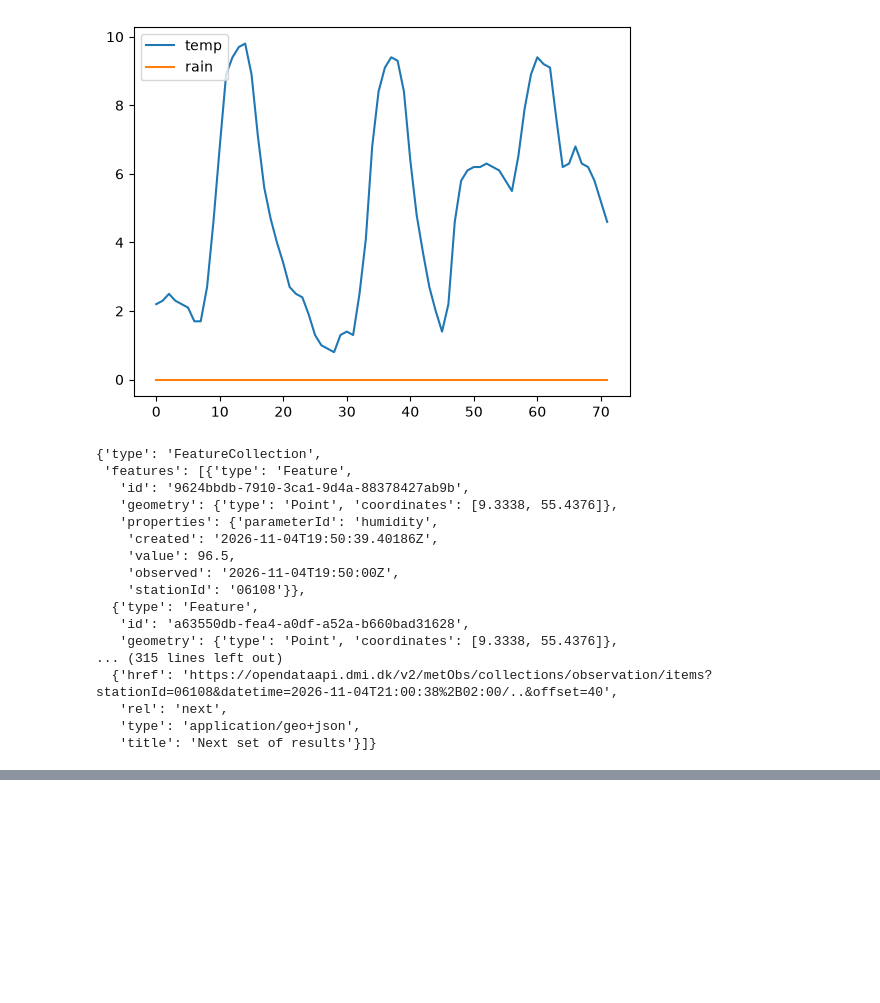
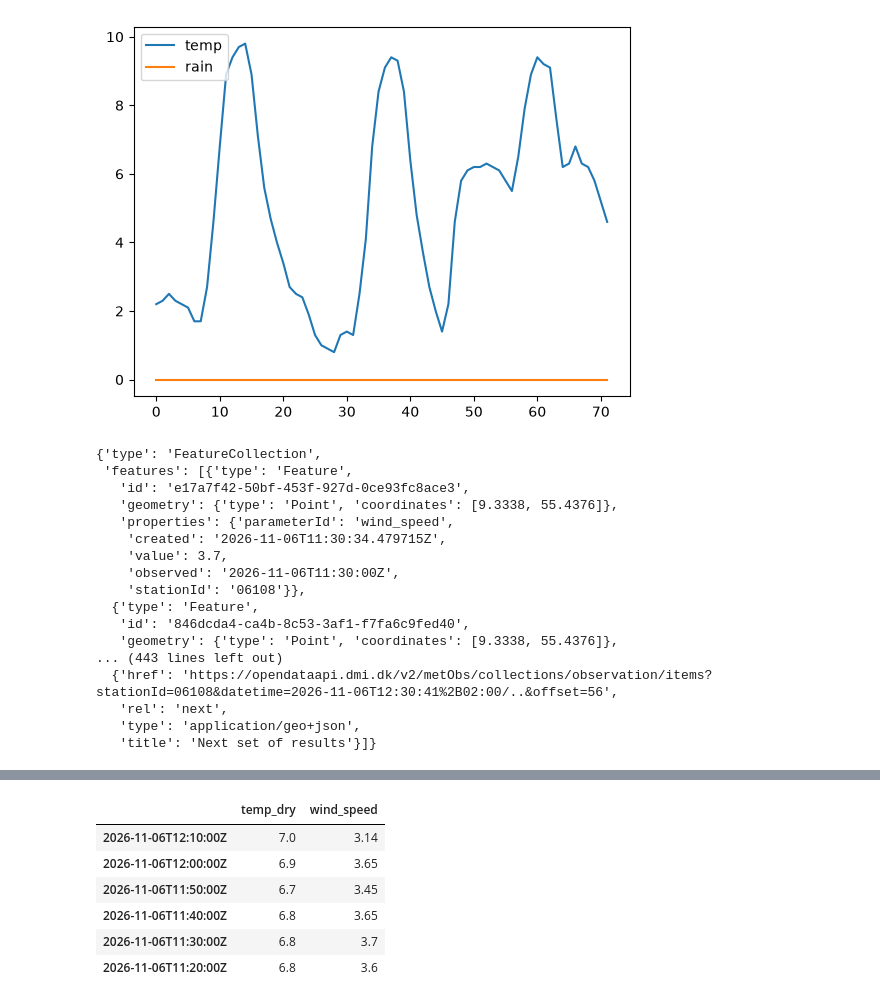
Before and after one commit to Flo-Sat/Weather_Forecast, a Jupyter notebook: Notebook.ipynb, the cells around one changed output, grey strips where cells are left out. Saved outputs shown, nothing was run; the diff lists cells and outputs as text; code cells hidden in the pictures; blank space fills up the shorter version.

Commit message:
Added treatment on station query Created requests functions for handling API Created the routine task

```diff
--- a/Notebook.ipynb
+++ b/Notebook.ipynb
@@ -62,29 +62,40 @@ df.plot()
 <Axes: >
 [figure]
 # %%
-from datetime import datetime
-timestamp = datetime.now().isoformat(timespec="seconds")
-api_url =f"{config["API_KEY_STATION_KOLDING"]}&datetime={timestamp}%2B02:00/.."
-response = requests.get(api_url)
-response.json()
 # %% [output]
 {'type': 'FeatureCollection',
  'features': [{'type': 'Feature',
-   'id': '9624bbdb-7910-3ca1-9d4a-88378427ab9b',
+   'id': 'e17a7f42-50bf-453f-927d-0ce93fc8ace3',
    'geometry': {'type': 'Point', 'coordinates': [9.3338, 55.4376]},
-   'properties': {'parameterId': 'humidity',
-    'created': '2026-11-04T19:50:39.40186Z',
-    'value': 96.5,
-    'observed': '2026-11-04T19:50:00Z',
+   'properties': {'parameterId': 'wind_speed',
+    'created': '2026-11-06T11:30:34.479715Z',
+    'value': 3.7,
+    'observed': '2026-11-06T11:30:00Z',
     'stationId': '06108'}},
   {'type': 'Feature',
-   'id': 'a63550db-fea4-a0df-a52a-b660bad31628',
+   'id': '846dcda4-ca4b-8c53-3af1-f7fa6c9fed40',
    'geometry': {'type': 'Point', 'coordinates': [9.3338, 55.4376]},
-... (315 lines left out)
-  {'href': 'https://opendataapi.dmi.dk/v2/metObs/collections/observation/items?stationId=06108&datetime=2026-11-04T21:00:38%2B02:00/..&offset=40',
+... (443 lines left out)
+  {'href': 'https://opendataapi.dmi.dk/v2/metObs/collections/observation/items?stationId=06108&datetime=2026-11-06T12:30:41%2B02:00/..&offset=56',
    'rel': 'next',
    'type': 'application/geo+json',
    'title': 'Next set of results'}]}
 # %%
-response.headers
+from datetime import datetime
+timestamp = datetime.now().isoformat(timespec="seconds")
+api_url =f"{config["API_KEY_STATION_KOLDING"]}&datetime={timestamp}%2B02:00/.."
+response = requests.get(api_url)
+
+df_data = pd.DataFrame(columns = ["temp_dry","wind_speed"])
+observed =""
+rows_dict={}
+for datalist in response.json()["features"]:
+    properties = datalist["properties"]
+    if properties["observed"] != observed :
+        observed = properties["observed"]
+    if properties["parameterId"] == "temp_dry" or properties["parameterId"] == "wind_speed":
+        rows_dict.setdefault(properties["observed"], {})[properties["parameterId"]] = properties["value"]
+df_temp = pd.DataFrame.from_dict(rows_dict,orient="index")
+df_data = pd.concat([df_data,df_temp])
+df_data
 # %% [output]
@@ -91,0 +102,7 @@ response.headers
+|  | temp_dry | wind_speed |
+| 2026-11-06T12:10:00Z | 7.0 | 3.14 |
+| 2026-11-06T12:00:00Z | 6.9 | 3.65 |
+| 2026-11-06T11:50:00Z | 6.7 | 3.45 |
+| 2026-11-06T11:40:00Z | 6.8 | 3.65 |
+| 2026-11-06T11:30:00Z | 6.8 | 3.7 |
+| 2026-11-06T11:20:00Z | 6.8 | 3.6 |
```
Also changed, not shown: parts of 4 cells of this notebook, 3 other files.
